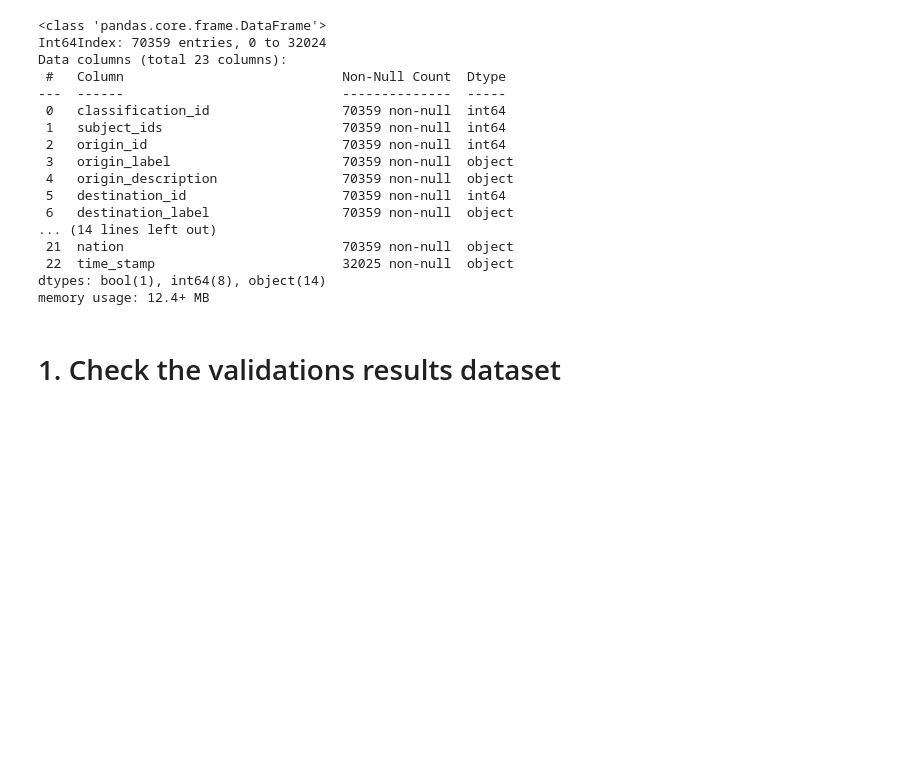
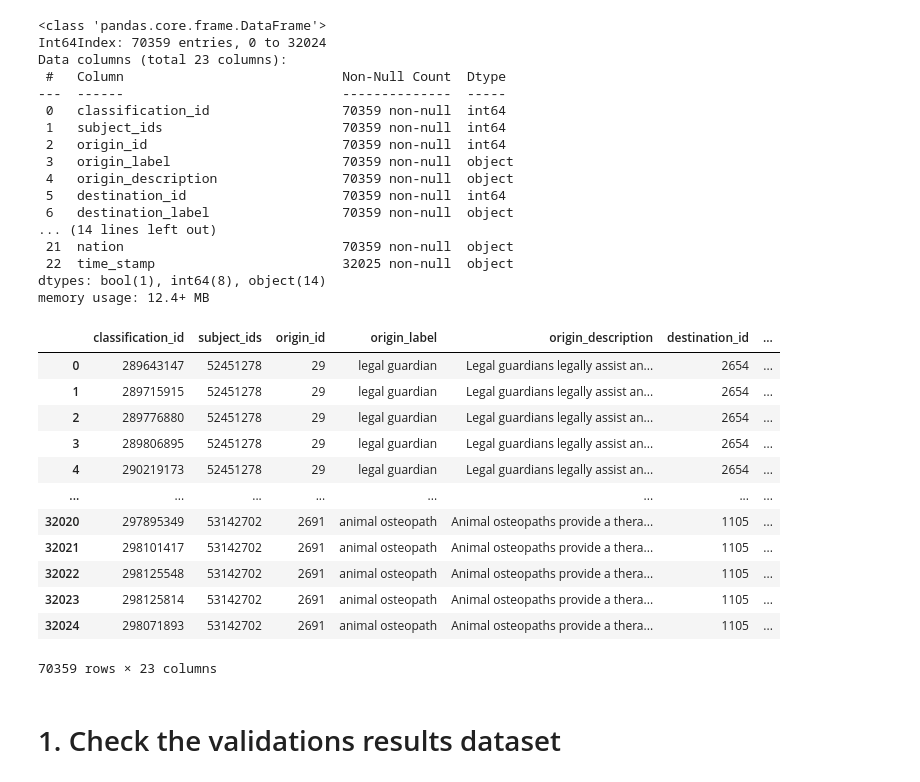
Before and after one commit to nestauk/mapping-career-causeways, a Jupyter notebook: codebase/notebooks/07_validation/validation_03_eda_of_validation.ipynb, the cells around one changed output. Drawn from its saved outputs; the diff is of its cells as text; code cells hidden in the pictures; blank space fills up the shorter version.

```diff
--- a/codebase/notebooks/07_validation/validation_03_eda_of_validation.ipynb
+++ b/codebase/notebooks/07_validation/validation_03_eda_of_validation.ipynb
@@ -38,6 +38,22 @@ Data columns (total 23 columns):
  22  time_stamp                        32025 non-null  object
 dtypes: bool(1), int64(8), object(14)
 memory usage: 12.4+ MB
+# %%
+batch_results
+# %% [output]
+|  | classification_id | subject_ids | origin_id | origin_label | origin_description | destination_id | ... |
+| 0 | 289643147 | 52451278 | 29 | legal guardian | Legal guardians legally assist an... | 2654 | ... |
+| 1 | 289715915 | 52451278 | 29 | legal guardian | Legal guardians legally assist an... | 2654 | ... |
+| 2 | 289776880 | 52451278 | 29 | legal guardian | Legal guardians legally assist an... | 2654 | ... |
+| 3 | 289806895 | 52451278 | 29 | legal guardian | Legal guardians legally assist an... | 2654 | ... |
+| 4 | 290219173 | 52451278 | 29 | legal guardian | Legal guardians legally assist an... | 2654 | ... |
+| ... | ... | ... | ... | ... | ... | ... | ... |
+| 32020 | 297895349 | 53142702 | 2691 | animal osteopath | Animal osteopaths provide a thera... | 1105 | ... |
+| 32021 | 298101417 | 53142702 | 2691 | animal osteopath | Animal osteopaths provide a thera... | 1105 | ... |
+| 32022 | 298125548 | 53142702 | 2691 | animal osteopath | Animal osteopaths provide a thera... | 1105 | ... |
+| 32023 | 298125814 | 53142702 | 2691 | animal osteopath | Animal osteopaths provide a thera... | 1105 | ... |
+| 32024 | 298071893 | 53142702 | 2691 | animal osteopath | Animal osteopaths provide a thera... | 1105 | ... |
+70359 rows × 23 columns
 # %% [markdown]
 # 1. Check the validations results dataset
 # %% [markdown]
```
Also changed, not shown: parts of 3 cells of this notebook, 46 other files.
